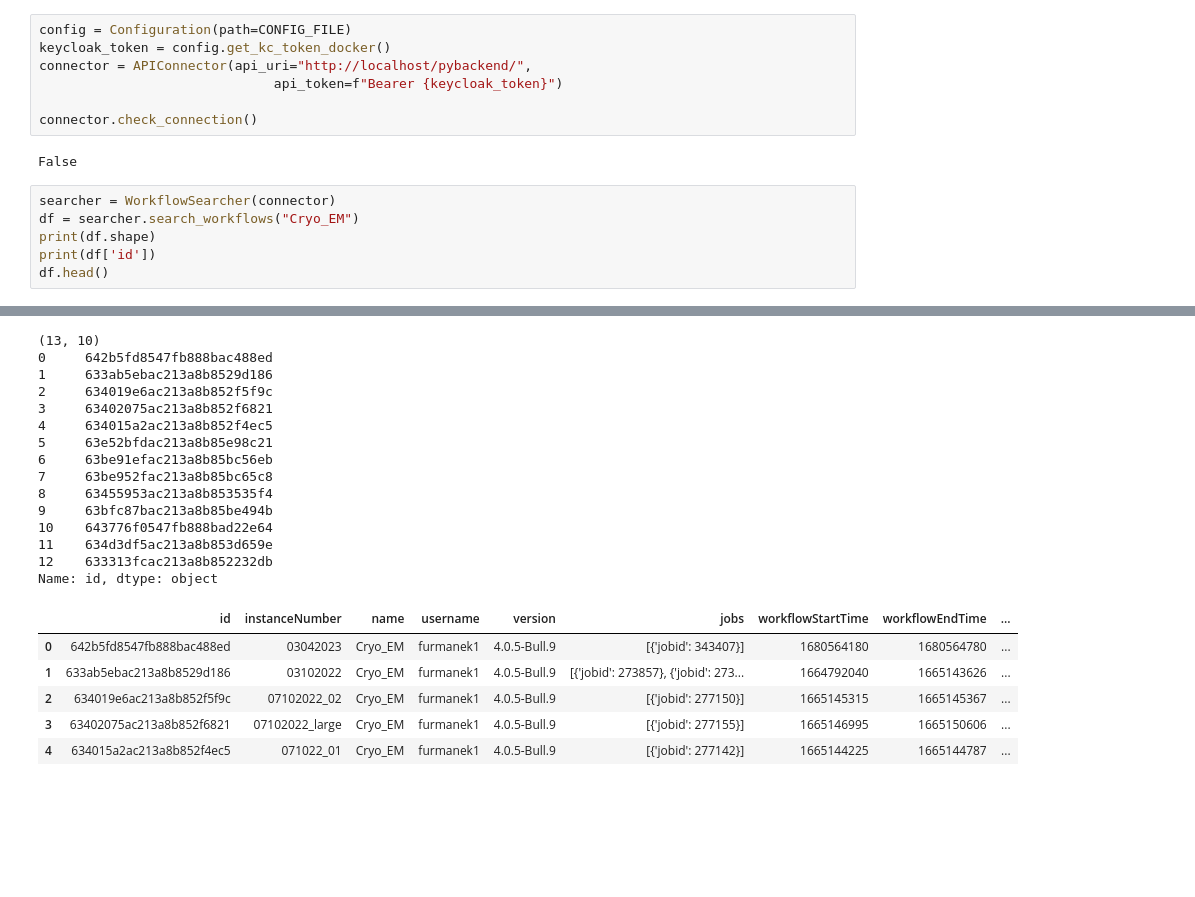
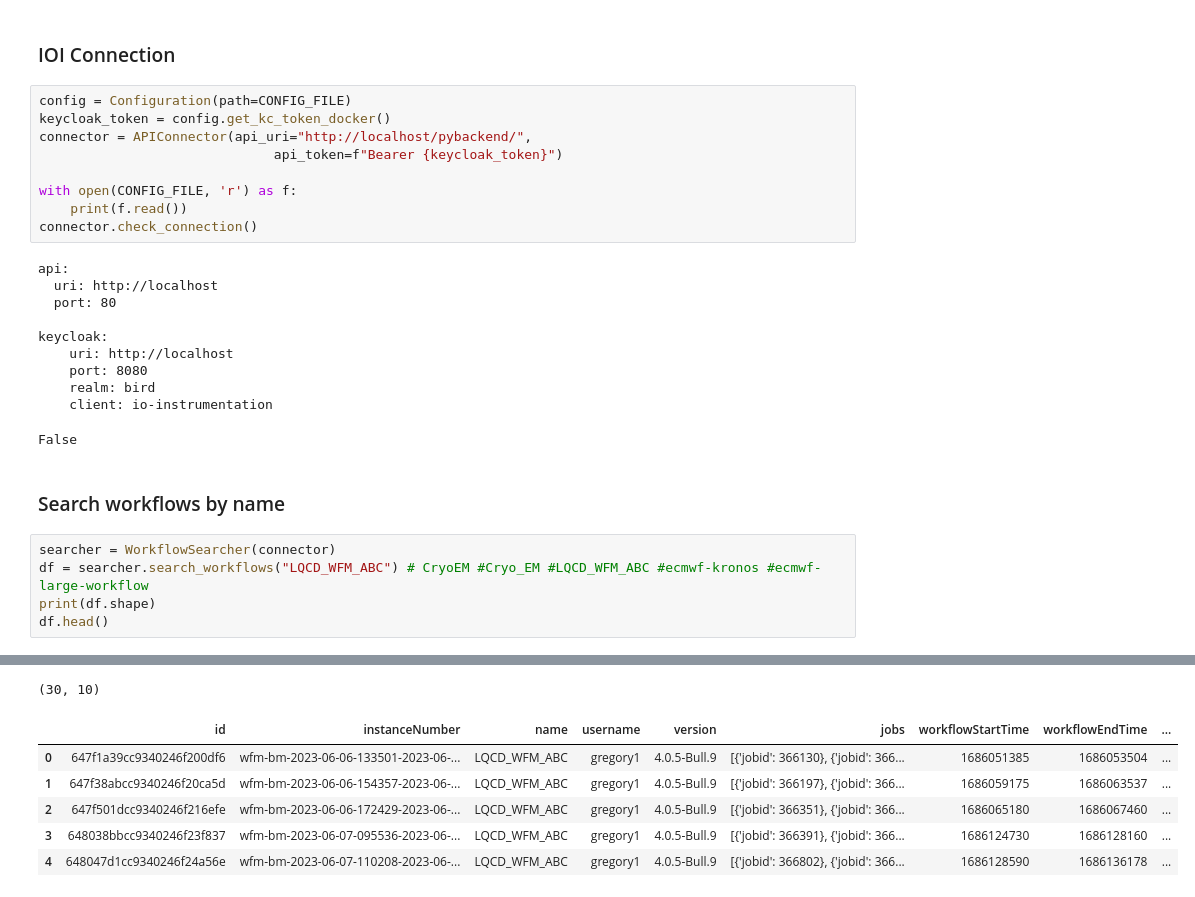
Before and after one commit to io-sea/recommendation-system, a Jupyter notebook: app_decomposer/notebooks/central-workflow.ipynb, the cells around one changed output, grey strips where cells are left out. Saved outputs shown, nothing was run; the diff lists cells and outputs as text; blank space fills up the shorter version.

```diff
--- a/app_decomposer/notebooks/central-workflow.ipynb
+++ b/app_decomposer/notebooks/central-workflow.ipynb
@@ -57,19 +20,33 @@ from app_decomposer.central_job import WorkflowSynthesizer, CentralJob, Workflow
 
 CONFIG_FILE = os.path.join(os.path.dirname(os.getcwd()), "tests_integration",
                       "test_data", "test_docker_config.yaml")
+# %% [markdown]
+### IOI Connection
 # %%
 config = Configuration(path=CONFIG_FILE)
 keycloak_token = config.get_kc_token_docker()
 connector = APIConnector(api_uri="http://localhost/pybackend/",
                               api_token=f"Bearer {keycloak_token}")
 
+with open(CONFIG_FILE, 'r') as f:
+    print(f.read())
 connector.check_connection()
 # %% [output]
-False
+api:
+  uri: http://localhost
+  port: 80
+
+keycloak:
+    uri: http://localhost
+    port: 8080
+    realm: bird
+    client: io-instrumentation
+False
+# %% [markdown]
+### Search workflows by name
 # %%
 searcher = WorkflowSearcher(connector)
-df = searcher.search_workflows("Cryo_EM")
+df = searcher.search_workflows("LQCD_WFM_ABC") # CryoEM #Cryo_EM #LQCD_WFM_ABC #ecmwf-kronos #ecmwf-large-workflow
 print(df.shape)
-print(df['id'])
 df.head()
 # %% [output]
@@ -77,21 +54,7 @@ df.head()
-(13, 10)
-0     642b5fd8547fb888bac488ed
-1     633ab5ebac213a8b8529d186
-2     634019e6ac213a8b852f5f9c
-3     63402075ac213a8b852f6821
-4     634015a2ac213a8b852f4ec5
-5     63e52bfdac213a8b85e98c21
-6     63be91efac213a8b85bc56eb
-7     63be952fac213a8b85bc65c8
-8     63455953ac213a8b853535f4
-9     63bfc87bac213a8b85be494b
-10    643776f0547fb888bad22e64
-11    634d3df5ac213a8b853d659e
-12    633313fcac213a8b852232db
-Name: id, dtype: object
+(30, 10)
 |  | id | instanceNumber | name | username | version | jobs | workflowStartTime | workflowEndTime | ... |
-| 0 | 642b5fd8547fb888bac488ed | 03042023 | Cryo_EM | furmanek1 | 4.0.5-Bull.9 | [{'jobid': 343407}] | 1680564180 | 1680564780 | ... |
-| 1 | 633ab5ebac213a8b8529d186 | 03102022 | Cryo_EM | furmanek1 | 4.0.5-Bull.9 | [{'jobid': 273857}, {'jobid': 273... | 1664792040 | 1665143626 | ... |
-| 2 | 634019e6ac213a8b852f5f9c | 07102022_02 | Cryo_EM | furmanek1 | 4.0.5-Bull.9 | [{'jobid': 277150}] | 1665145315 | 1665145367 | ... |
-| 3 | 63402075ac213a8b852f6821 | 07102022_large | Cryo_EM | furmanek1 | 4.0.5-Bull.9 | [{'jobid': 277155}] | 1665146995 | 1665150606 | ... |
-| 4 | 634015a2ac213a8b852f4ec5 | 071022_01 | Cryo_EM | furmanek1 | 4.0.5-Bull.9 | [{'jobid': 277142}] | 1665144225 | 1665144787 | ... |
+| 0 | 647f1a39cc9340246f200df6 | wfm-bm-2023-06-06-133501-2023-06-... | LQCD_WFM_ABC | gregory1 | 4.0.5-Bull.9 | [{'jobid': 366130}, {'jobid': 366... | 1686051385 | 1686053504 | ... |
+| 1 | 647f38abcc9340246f20ca5d | wfm-bm-2023-06-06-154357-2023-06-... | LQCD_WFM_ABC | gregory1 | 4.0.5-Bull.9 | [{'jobid': 366197}, {'jobid': 366... | 1686059175 | 1686063537 | ... |
+| 2 | 647f501dcc9340246f216efe | wfm-bm-2023-06-06-172429-2023-06-... | LQCD_WFM_ABC | gregory1 | 4.0.5-Bull.9 | [{'jobid': 366351}, {'jobid': 366... | 1686065180 | 1686067460 | ... |
+| 3 | 648038bbcc9340246f23f837 | wfm-bm-2023-06-07-095536-2023-06-... | LQCD_WFM_ABC | gregory1 | 4.0.5-Bull.9 | [{'jobid': 366391}, {'jobid': 366... | 1686124730 | 1686128160 | ... |
+| 4 | 648047d1cc9340246f24a56e | wfm-bm-2023-06-07-110208-2023-06-... | LQCD_WFM_ABC | gregory1 | 4.0.5-Bull.9 | [{'jobid': 366802}, {'jobid': 366... | 1686128590 | 1686136178 | ... |
```
Also changed, not shown: parts of 24 cells of this notebook, 1 other file.
